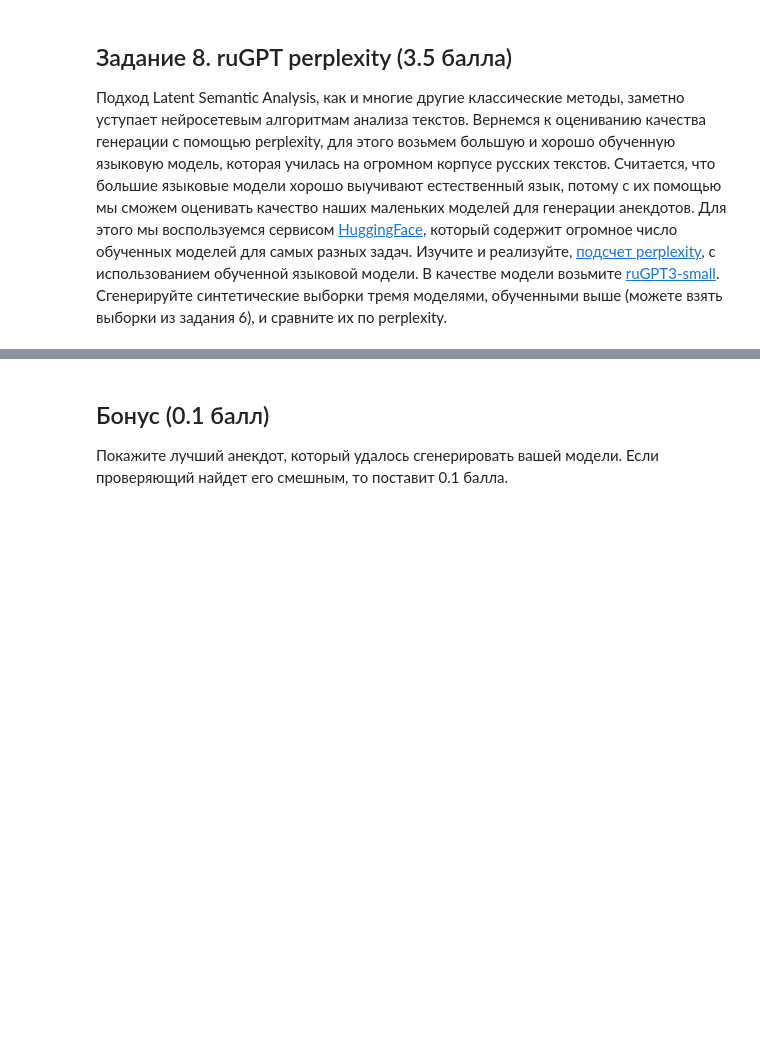
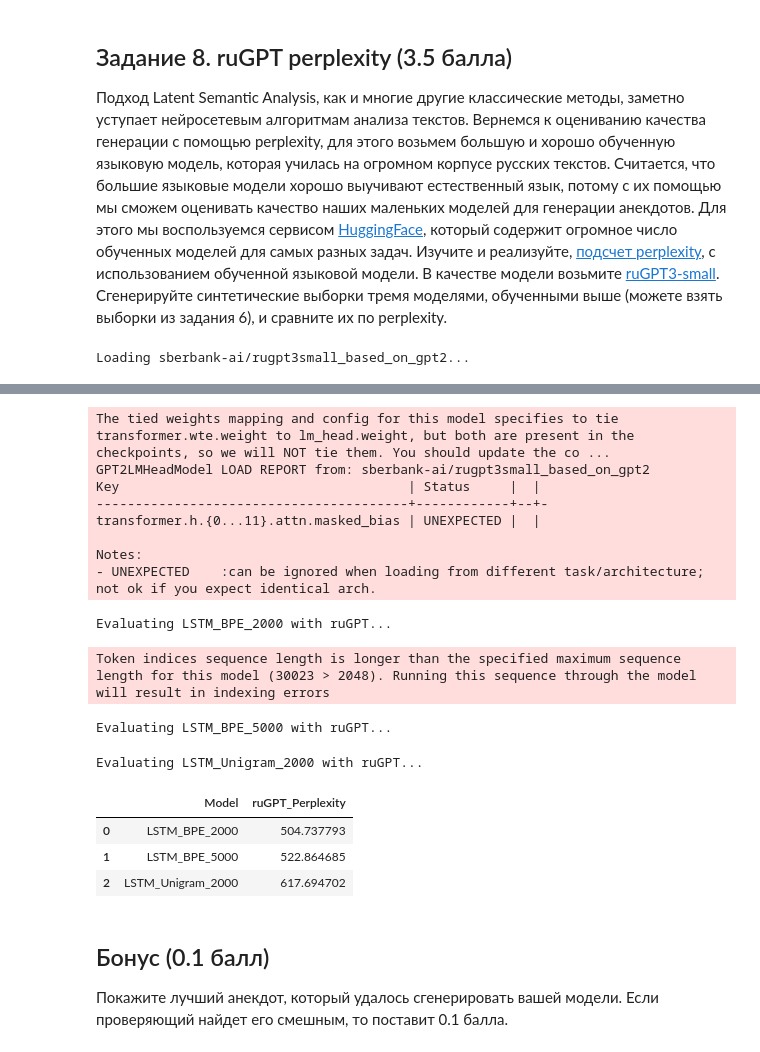
Before and after one commit to werserk/intro-to-dl-hse, a Jupyter notebook: homeworks-small/shw-03-rnn/shw-03-rnn.ipynb, the cells around one changed output, grey strips where cells are left out. Drawn from its saved outputs; the diff is of its cells as text; code cells hidden in the pictures; blank space fills up the shorter version.

```diff
--- a/homeworks-small/shw-03-rnn/shw-03-rnn.ipynb
+++ b/homeworks-small/shw-03-rnn/shw-03-rnn.ipynb
@@ -385,4 +393,20 @@ Processing t-SNE for LSTM_Unigram_2000...
 
 Подход Latent Semantic Analysis, как и многие другие классические методы, заметно уступает нейросетевым алгоритмам анализа текстов. Вернемся к оцениванию качества генерации с помощью perplexity, для этого возьмем большую и хорошо обученную языковую модель, которая училась на огромном корпусе русских текстов. Считается, что большие языковые модели хорошо выучивают естественный язык, потому с их помощью мы сможем оценивать качество наших маленьких моделей для генерации анекдотов. Для этого мы воспользуемся сервисом [HuggingFace](https://huggingface.co/), который содержит огромное число обученных моделей для самых разных задач. Изучите и реализуйте, [подсчет perplexity](https://huggingface.co/docs/transformers/perplexity), с использованием обученной языковой модели. В качестве модели возьмите [ruGPT3-small](https://huggingface.co/sberbank-ai/rugpt3small_based_on_gpt2). Сгенерируйте синтетические выборки тремя моделями, обученными выше (можете взять выборки из задания 6), и сравните их по perplexity.
 # %%
-# YOUR CODE HERE (⊃｡•́‿•̀｡)⊃━✿✿✿✿✿✿
+from transformers import AutoTokenizer, AutoModelForCausalLM
+
+RUGPT_MODEL_NAME = 'sberbank-ai/rugpt3small_based_on_gpt2'
+RUGPT_STRIDE = 512
+RUGPT_MAX_SAMPLES = 1000
+# %%
+def normalize_texts_for_eval(texts):
+    """Базовая очистка текстов перед оценкой."""
+    return [t.strip() for t in texts if len(t.strip()) > 0]
+# %%
+def load_rugpt(model_name, device):
+    """Загрузка модели и токенизатора из HuggingFace."""
+    print(f"Loading {model_name}...")
+    tokenizer = AutoTokenizer.from_pretrained(model_name)
+    model = AutoModelForCausalLM.from_pretrained(model_name).to(device)
+    model.eval()
+    return tokenizer, model
@@ -388,0 +441,23 @@ Processing t-SNE for LSTM_Unigram_2000...
+# %%
+tokenizer_rugpt, model_rugpt = load_rugpt(RUGPT_MODEL_NAME, device)
+
+rugpt_results = []
+rugpt_eval_artifacts = {}
+
+# Используем корпуса, сгенерированные в Задании 6 (из lsa_artifacts)
+for name, artifact in lsa_artifacts.items():
+    print(f"\nEvaluating {name} with ruGPT...")
+
+    gen_texts = generate_texts(models_to_evaluate[[m[0] for m in models_to_evaluate].index(name)][1],
+                               n_samples=RUGPT_MAX_SAMPLES)
+
+    clean_texts = normalize_texts_for_eval(gen_texts)
+    ppl = compute_perplexity(clean_texts, tokenizer_rugpt, model_rugpt, device)
+
+    rugpt_results.append({'Model': name, 'ruGPT_Perplexity': ppl})
+    rugpt_eval_artifacts[name] = {'texts': clean_texts, 'ppl': ppl}
+
+df_rugpt = pd.DataFrame(rugpt_results).sort_values('ruGPT_Perplexity')
+df_rugpt
+# %% [output]
+Loading sberbank-ai/rugpt3small_based_on_gpt2...
@@ -389,3 +465,19 @@ Processing t-SNE for LSTM_Unigram_2000...
+The tied weights mapping and config for this model specifies to tie transformer.wte.weight to lm_head.weight, but both are present in the checkpoints, so we will NOT tie them. You should update the co ...
+GPT2LMHeadModel LOAD REPORT from: sberbank-ai/rugpt3small_based_on_gpt2
+Key                                     | Status     |  |
+----------------------------------------+------------+--+-
+transformer.h.{0...11}.attn.masked_bias | UNEXPECTED |  |
+
+Notes:
+- UNEXPECTED    :can be ignored when loading from different task/architecture; not ok if you expect identical arch.
+Evaluating LSTM_BPE_2000 with ruGPT...
+Token indices sequence length is longer than the specified maximum sequence length for this model (30023 > 2048). Running this sequence through the model will result in indexing errors
+Evaluating LSTM_BPE_5000 with ruGPT...
+Evaluating LSTM_Unigram_2000 with ruGPT...
+|  | Model | ruGPT_Perplexity |
+| 0 | LSTM_BPE_2000 | 504.737793 |
+| 1 | LSTM_BPE_5000 | 522.864685 |
+| 2 | LSTM_Unigram_2000 | 617.694702 |
 # %% [markdown]
 ## Бонус (0.1 балл)
 
```
Also changed, not shown: parts of 10 cells of this notebook, 2 other files.
